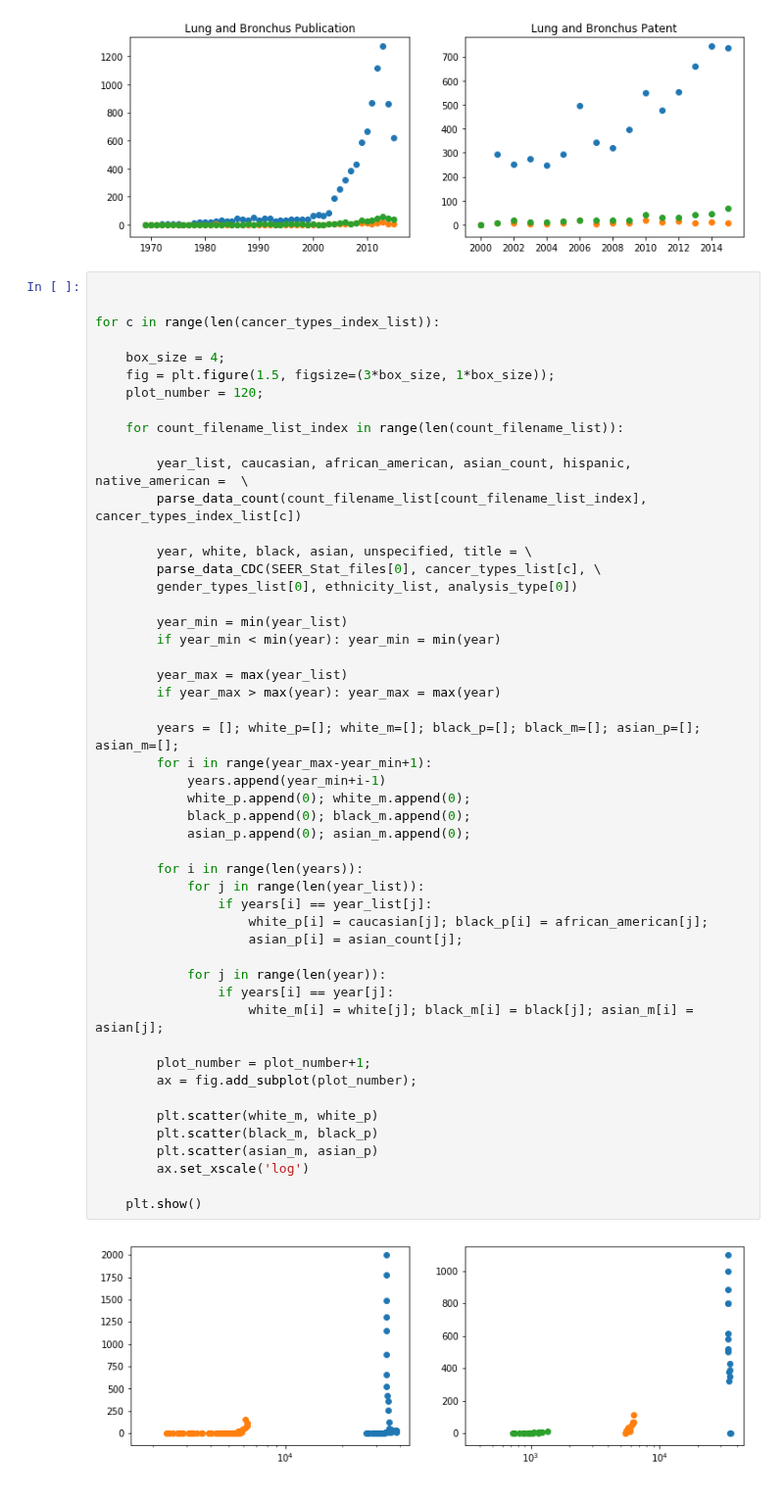
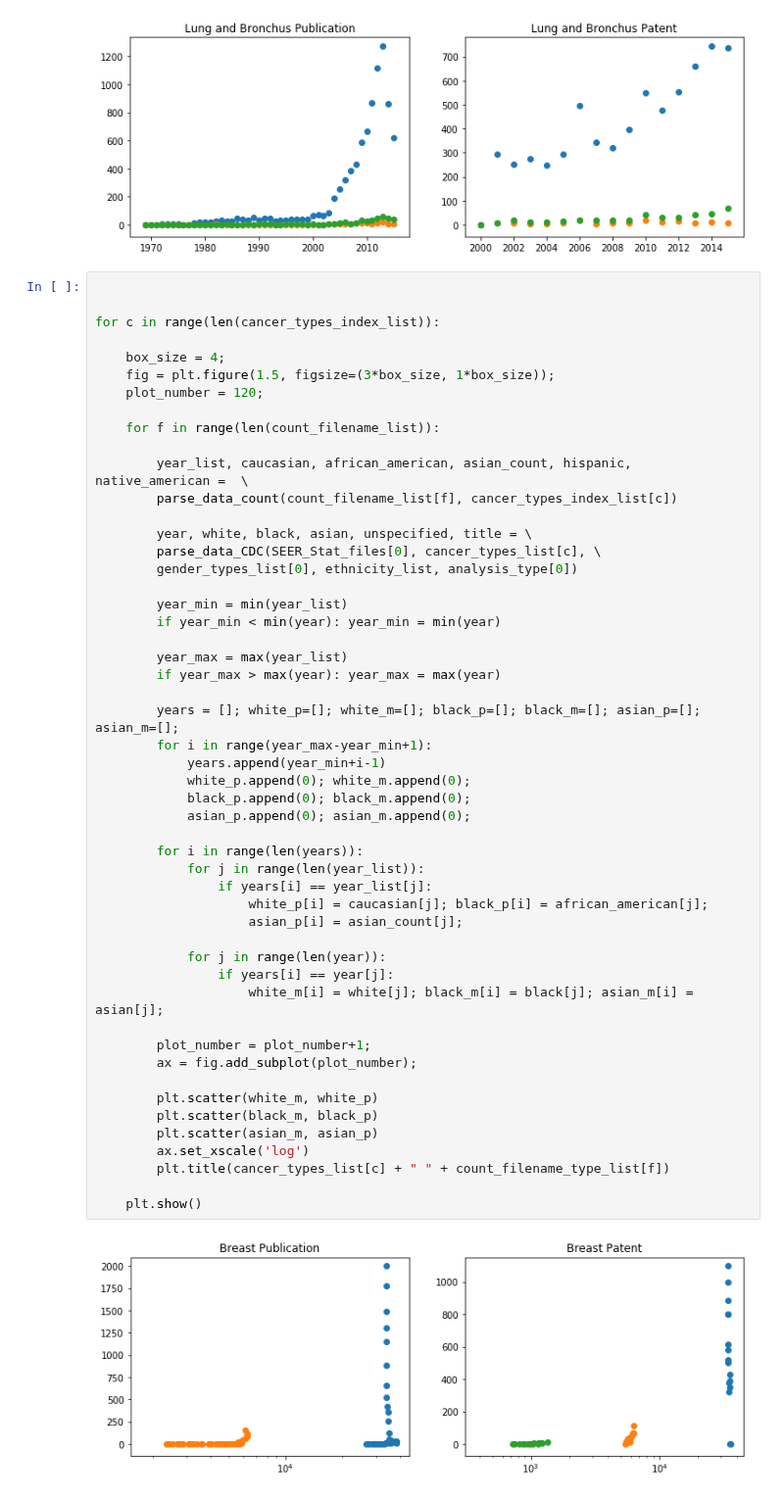
Before and after one commit to jesnyder/CellLines, a Jupyter notebook: Analysis/Analysis v03.ipynb, the cells around one changed output. Shown at 98% size. Drawn from its saved outputs; the diff is of its cells as text.

```diff
--- a/Analysis/Analysis v03.ipynb
+++ b/Analysis/Analysis v03.ipynb
@@ -203,10 +203,10 @@ for c in range(len(cancer_types_index_list)):
     fig = plt.figure(1.5, figsize=(3*box_size, 1*box_size));
     plot_number = 120;
 
-    for count_filename_list_index in range(len(count_filename_list)):
+    for f in range(len(count_filename_list)):
 
         year_list, caucasian, african_american, asian_count, hispanic, native_american =  \
-        parse_data_count(count_filename_list[count_filename_list_index], cancer_types_index_list[c])
+        parse_data_count(count_filename_list[f], cancer_types_index_list[c])
 
         year, white, black, asian, unspecified, title = \
         parse_data_CDC(SEER_Stat_files[0], cancer_types_list[c], \
@@ -218,31 +218,32 @@ for c in range(len(cancer_types_index_list)):
         year_max = max(year_list)
         if year_max > max(year): year_max = max(year)
 
         years = []; white_p=[]; white_m=[]; black_p=[]; black_m=[]; asian_p=[]; asian_m=[];
         for i in range(year_max-year_min+1):
             years.append(year_min+i-1)
             white_p.append(0); white_m.append(0);
             black_p.append(0); black_m.append(0);
             asian_p.append(0); asian_m.append(0);
 
         for i in range(len(years)):
             for j in range(len(year_list)):
                 if years[i] == year_list[j]:
                     white_p[i] = caucasian[j]; black_p[i] = african_american[j];
                     asian_p[i] = asian_count[j];
 
             for j in range(len(year)):
                 if years[i] == year[j]:
                     white_m[i] = white[j]; black_m[i] = black[j]; asian_m[i] = asian[j];
 
         plot_number = plot_number+1;
         ax = fig.add_subplot(plot_number);
 
         plt.scatter(white_m, white_p)
         plt.scatter(black_m, black_p)
         plt.scatter(asian_m, asian_p)
         ax.set_xscale('log')
+        plt.title(cancer_types_list[c] + " " + count_filename_type_list[f])
 
     plt.show()
 # %% [output]
-[figure, old version]
+[figure, new version]
```
Also changed, not shown: parts of 1 cell of this notebook.
